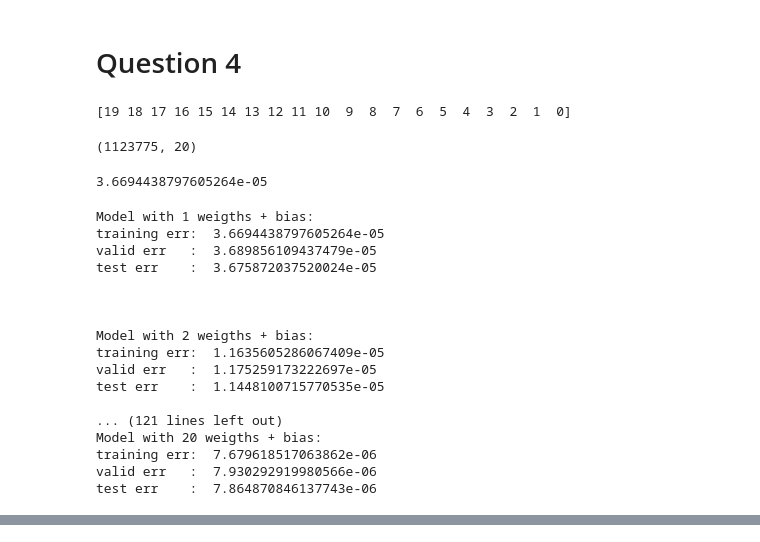
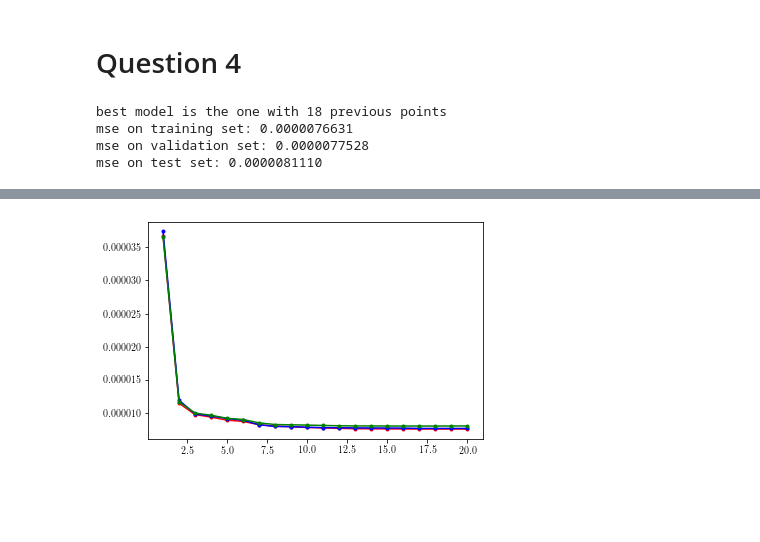
Before and after one commit to givasile/MLPR, a Jupyter notebook: assignments/ass_01/main.ipynb, the cells around one changed output, grey strips where cells are left out. Drawn from its saved outputs; the diff is of its cells as text; code cells hidden in the pictures; blank space fills up the shorter version.

```diff
--- a/assignments/ass_01/main.ipynb
+++ b/assignments/ass_01/main.ipynb
@@ -323,58 +372,51 @@ C = np.arange(19,-1, -1)
-# %%
-print(C)
-# %% [output]
-[19 18 17 16 15 14 13 12 11 10  9  8  7  6  5  4  3  2  1  0]
-# %%
-data.X_shuf_train[:,C[-1]:].shape
-# %% [output]
-(1123775, 20)
-# %%
-affine_model1 = Model(new_affine_phi)
-affine_model1.fit(data.X_shuf_train[:,C[0]:], np.expand_dims(data.y_shuf_train, -1))
-affine_model1.mse(data.X_shuf_train[:,C[0]:], np.expand_dims(data.y_shuf_train, -1))
-# %% [output]
-3.6694438797605264e-05
 # %%
+def new_affine_phi(X):
+    assert len(X.shape) == 2, "Shape of all thing must have length 2"
+    raw_ones_column = np.expand_dims(np.ones(X.shape[0]), -1)
+    return np.concatenate((X, raw_ones_column), axis=1)
+
+affine_model = Model(new_affine_phi)
+w = affine_model.fit(data.X_shuf_train, np.expand_dims(data.y_shuf_train, -1))
+
 mse_tr = []
 mse_val = []
 mse_te = []
 affine_model = []
+C = np.arange(1, 21)
 for i, c in enumerate(C):
     affine_model.append(Model(new_affine_phi))
-    affine_model[i].fit(data.X_shuf_train[:,c:], np.expand_dims(data.y_shuf_train, -1))
-    train_err = affine_model[i].mse(data.X_shuf_train[:,c:], np.expand_dims(data.y_shuf_train, -1))
-    valid_err = affine_model[i].mse(data.X_shuf_val[:,c:], np.expand_dims(data.y_shuf_val, -1))
-    test_err = affine_model[i].mse(data.X_shuf_test[:,c:], np.expand_dims(data.y_shuf_test, -1))
-    print("\nModel with %d weigths + bias:" %(20-c))
-    print("training err: ", train_err)
-    print("valid err   : ", valid_err)
-    print("test err    : ", test_err)
-    print("\n")
+    affine_model[i].fit(data.X_shuf_train[:,-c:], np.expand_dims(data.y_shuf_train, -1))
+    train_err = affine_model[i].mse(data.X_shuf_train[:,-c:], np.expand_dims(data.y_shuf_train, -1))
+    valid_err = affine_model[i].mse(data.X_shuf_val[:,-c:], np.expand_dims(data.y_shuf_val, -1))
+    test_err = affine_model[i].mse(data.X_shuf_test[:,-c:], np.expand_dims(data.y_shuf_test, -1))
+#     print("\nModel with %d weigths + bias:" %(20-c))
+#     print("training err: ", train_err)
+#     print("valid err   : ", valid_err)
+#     print("test err    : ", test_err)
+#     print("\n")
     mse_tr.append(train_err)
     mse_val.append(valid_err)
     mse_te.append(test_err)
+
+mse_tr = np.array(mse_tr)
+mse_val = np.array(mse_val)
+mse_te = np.array(mse_te)
+
+c_arg = np.argmin(mse_val)
+print("best model is the one with %d previous points" %C[c_arg])
+print("mse on training set: %.10f" %mse_tr[c_arg])
+print("mse on validation set: %.10f" %mse_val[c_arg])
+print("mse on test set: %.10f" %mse_te[c_arg])
 # %% [output]
-Model with 1 weigths + bias:
-training err:  3.6694438797605264e-05
-valid err   :  3.689856109437479e-05
-test err    :  3.675872037520024e-05
-
-
-
-Model with 2 weigths + bias:
-training err:  1.1635605286067409e-05
-valid err   :  1.175259173222697e-05
-test err    :  1.1448100715770535e-05
-
-... (121 lines left out)
-Model with 20 weigths + bias:
-training err:  7.679618517063862e-06
-valid err   :  7.930292919980566e-06
-test err    :  7.864870846137743e-06
+best model is the one with 18 previous points
+mse on training set: 0.0000076631
+mse on validation set: 0.0000077528
+mse on test set: 0.0000081110
 # %%
+# plot results
 plt.figure()
-plt.plot(20-C, mse_tr, 'r.-')
-plt.plot(20-C, mse_val, 'b.-')
-plt.plot(20-C, mse_te, 'g.-')
+plt.plot(C, mse_tr, 'r.-')
+plt.plot(C, mse_val, 'b.-')
+plt.plot(C, mse_te, 'g.-')
 plt.show()
 # %% [output]
@@ -383 +423,2 @@ plt.show()
+[figure, added]
 # %%
```
Also changed, not shown: parts of 19 cells of this notebook, 4 other files.
